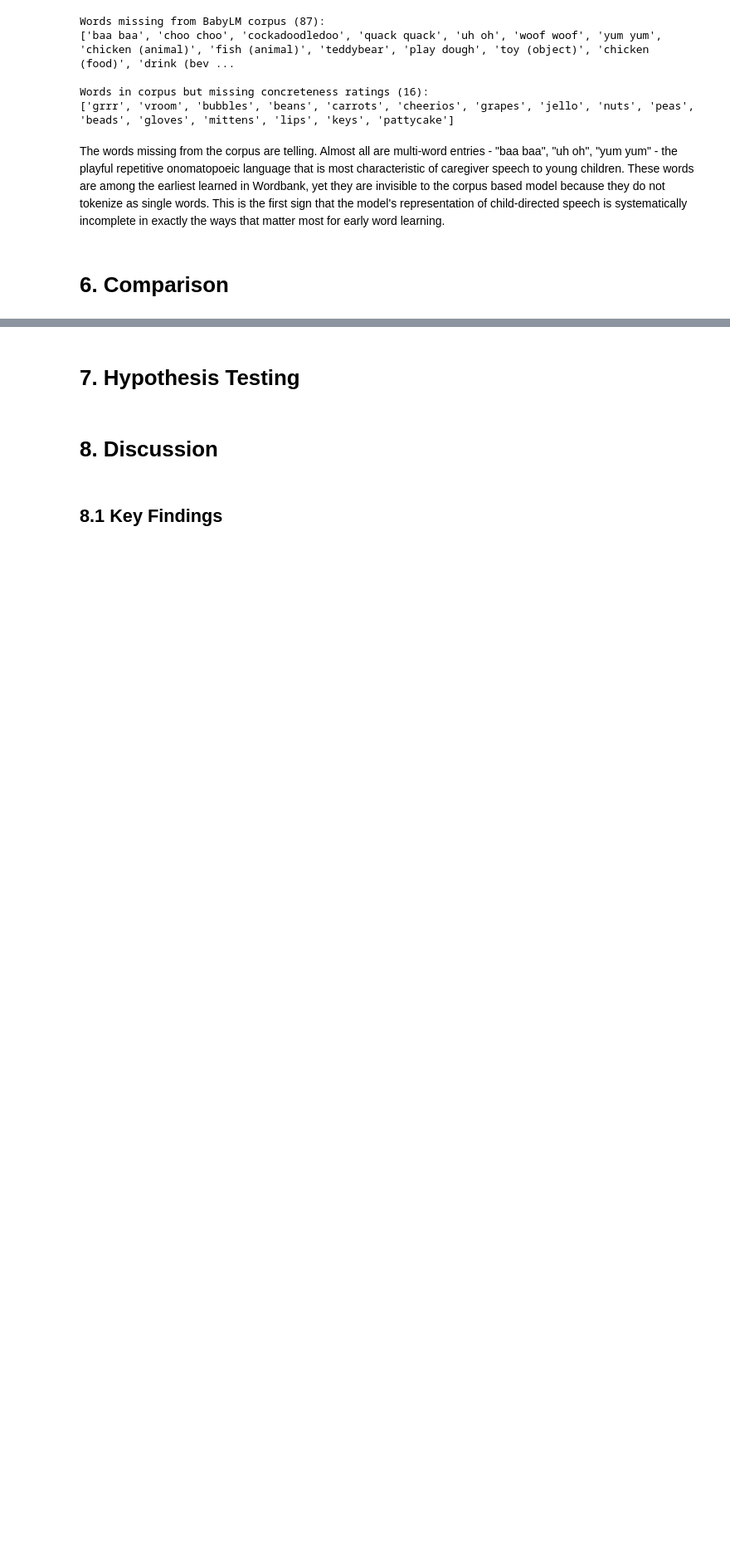
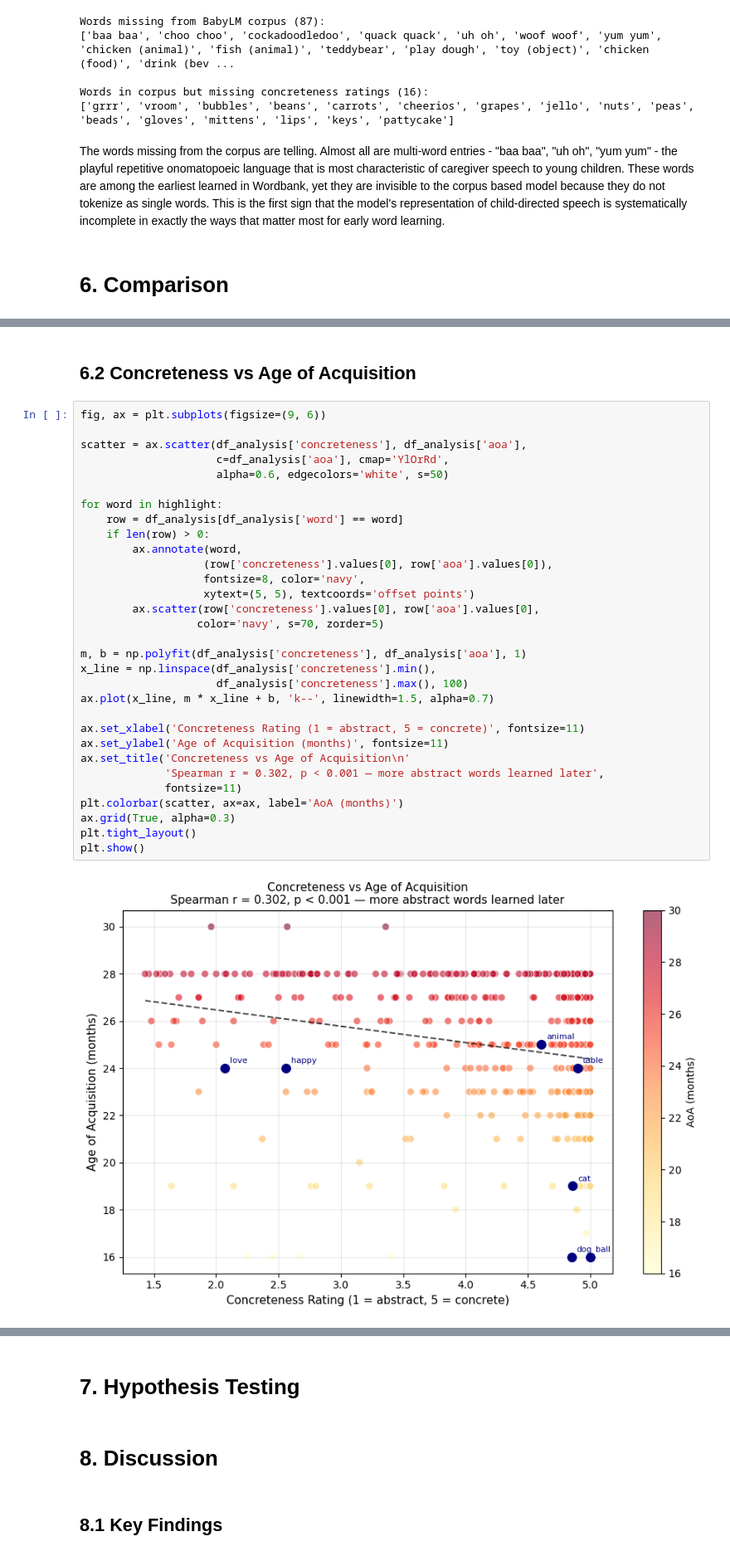
Before and after one commit to Slavena1/Softuni-Data-Science-Final-Project, a Jupyter notebook: SlavenaDataScienceProject.ipynb, the cells around one changed output, grey strips where cells are left out. Shown at 83% size. Drawn from its saved outputs; the diff is of its cells as text; blank space fills up the shorter version.

```diff
--- a/SlavenaDataScienceProject.ipynb
+++ b/SlavenaDataScienceProject.ipynb
@@ -397,0 +471,35 @@ The words missing from the corpus are telling. Almost all are multi-word entries
+# %% [markdown]
+## 6.2 Concreteness vs Age of Acquisition
+# %%
+fig, ax = plt.subplots(figsize=(9, 6))
+
+scatter = ax.scatter(df_analysis['concreteness'], df_analysis['aoa'],
+                     c=df_analysis['aoa'], cmap='YlOrRd',
+                     alpha=0.6, edgecolors='white', s=50)
+
+for word in highlight:
+    row = df_analysis[df_analysis['word'] == word]
+    if len(row) > 0:
+        ax.annotate(word,
+                   (row['concreteness'].values[0], row['aoa'].values[0]),
+                   fontsize=8, color='navy',
+                   xytext=(5, 5), textcoords='offset points')
+        ax.scatter(row['concreteness'].values[0], row['aoa'].values[0],
+                  color='navy', s=70, zorder=5)
+
+m, b = np.polyfit(df_analysis['concreteness'], df_analysis['aoa'], 1)
+x_line = np.linspace(df_analysis['concreteness'].min(),
+                     df_analysis['concreteness'].max(), 100)
+ax.plot(x_line, m * x_line + b, 'k--', linewidth=1.5, alpha=0.7)
+
+ax.set_xlabel('Concreteness Rating (1 = abstract, 5 = concrete)', fontsize=11)
+ax.set_ylabel('Age of Acquisition (months)', fontsize=11)
+ax.set_title('Concreteness vs Age of Acquisition\n'
+             'Spearman r = 0.302, p < 0.001 — more abstract words learned later',
+             fontsize=11)
+plt.colorbar(scatter, ax=ax, label='AoA (months)')
+ax.grid(True, alpha=0.3)
+plt.tight_layout()
+plt.show()
+# %% [output]
+[figure, added]
```
Also changed, not shown: parts of 13 cells of this notebook.
